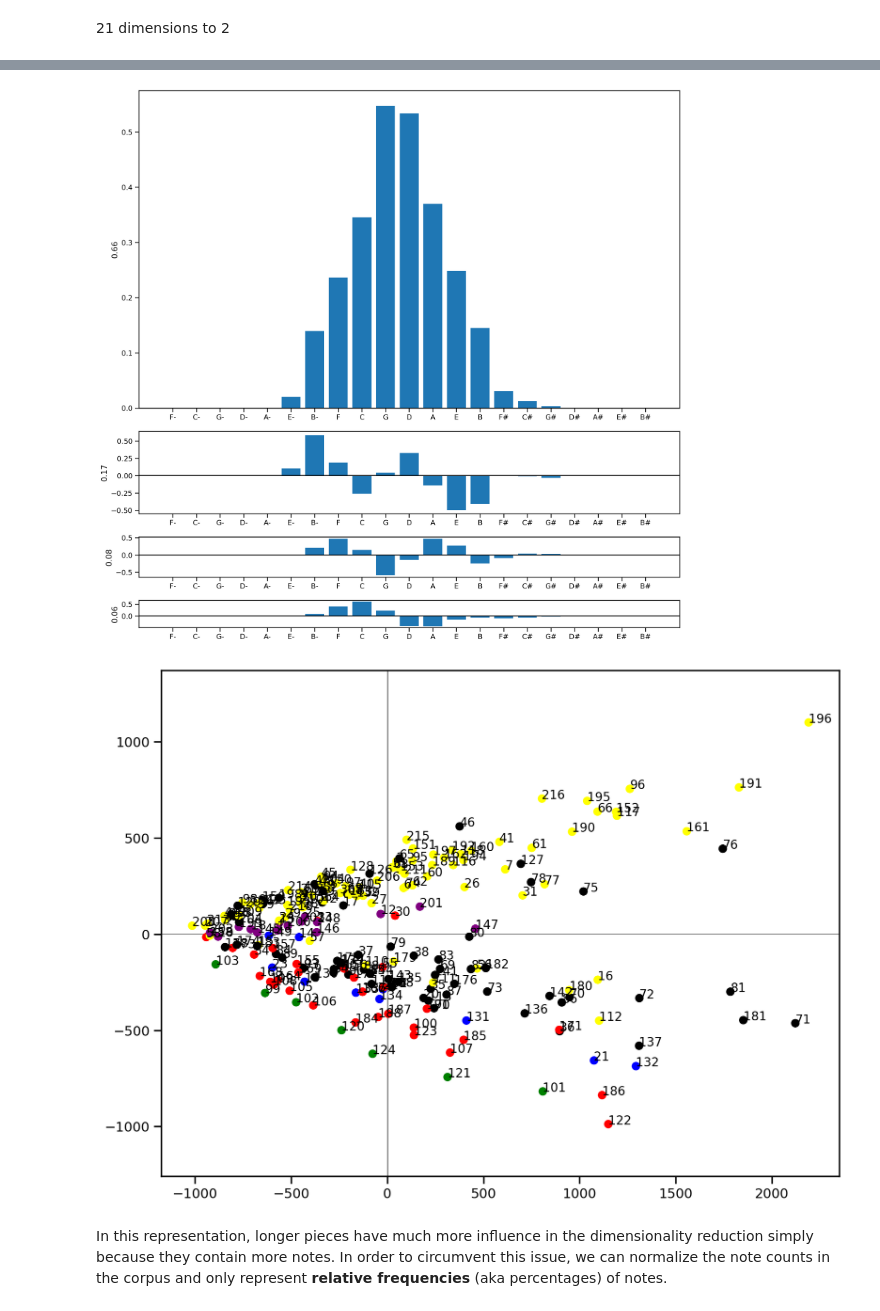
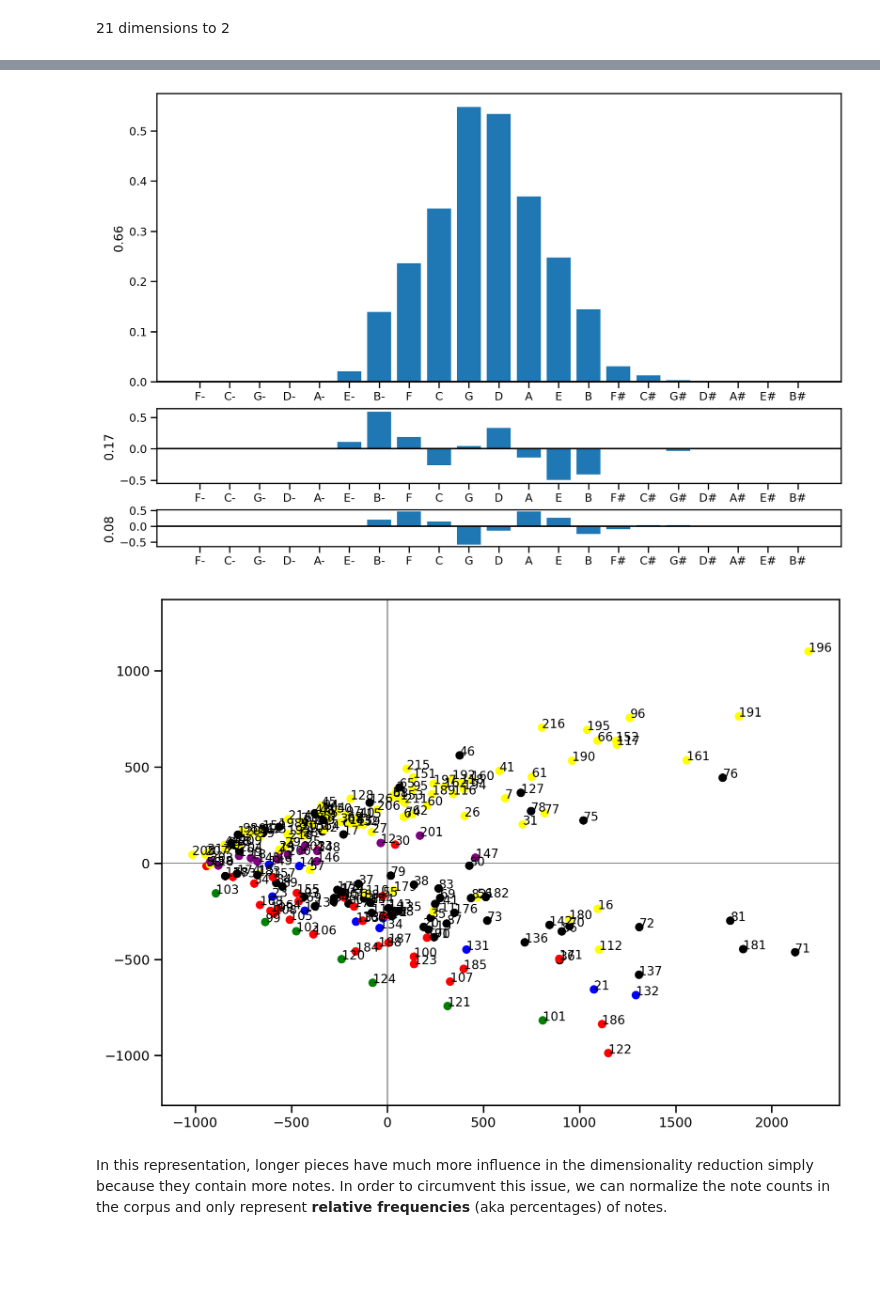
Before and after one commit to fabianmoss/crim-haverford, a Jupyter notebook: analysis.ipynb, the cells around one changed output, grey strips where cells are left out. Saved outputs shown, nothing was run; the diff lists cells and outputs as text; code cells hidden in the pictures; blank space fills up the shorter version.

```diff
--- a/analysis.ipynb
+++ b/analysis.ipynb
@@ -39,28 +35,31 @@ Next we import all libraries and modules that we will need for our subsequent an
 # %%
-ABS_PATH = "/home/fmoss/GitHub/fabianmoss/crim-haverford/" # absolute path to my working directory
+# Uncomment the following line to install CRIM intervals
+# %pip install --upgrade --force-reinstall git+https://github.com/HCDigitalScholarship/intervals.git@main
 
-import os, glob # file I/O
-from tqdm import tqdm # status bar for loops
-import re # regular expressions
+ABS_PATH = "./" # path to the working directory, adapt to a different one if necessary
+
+import os, glob # for reading files
+from tqdm import tqdm # show status bar for loops
+import re # use regular expressions
 import requests # to download files
 
-import numpy as np # numerical operations
+import numpy as np # for numerical operations
 import pandas as pd # to work with tabular data
 import intervals as ci # crim intervals
-from collections import Counter
+from collections import Counter # to count things
 
-from sklearn.decomposition import PCA # dimensionality reduction
-from sklearn.cluster import KMeans # clustering
+from sklearn.decomposition import PCA # for dimensionality reduction with principal components analysis
+from sklearn.cluster import KMeans # for clustering with the K-means algorithm
 
-# data visualization
-import matplotlib.pyplot as plt # plots, plots, plots
+# the code below imports libraries for data visualization and sets the layout of the figures
+import matplotlib.pyplot as plt
 from matplotlib.patches import Circle
 import seaborn as sns
 sns.set_context("notebook")
 w = 10
 figsize = (w, w/1.333)
 
-# score rendering
+# for score rendering
 import verovio
 from IPython.core.display import HTML
 # %% [markdown]
@@ -243,7 +181,8 @@ finals = [] # collects the lowest note at the end of each piece
 
 for score in tqdm(corpus.scores):
     c = Counter()
-    finals.append(score.lowLine().iloc[-1][:-1])
+    # finals.append(score.lowLine().iloc[-1][:-1])
+    finals.append(score.final()[:-1]) # omit the last character that indicates the octave
     for n in score.analyses["note_list"]:
 #         if n.note.name == "B#":
 #             print(score.path)
@@ -415,19 +359,19 @@ plt.plot(pca_reducer.explained_variance_ratio_[:10], marker="o");
 # %%
 N = pca_reducer.components_.shape[0]
-N = 4
+N = 3
 
-fig, axes = plt.subplots(N,1, sharex=False, figsize=(15,15), gridspec_kw={'height_ratios': pca_reducer.explained_variance_ratio_[:N]})
+fig, axes = plt.subplots(N,1, sharex=False, figsize=(12,8), gridspec_kw={'height_ratios': pca_reducer.explained_variance_ratio_[:N]})
 
 for n in range(N):
     axes[n].axhline(0, c="black")
     axes[n].bar(range(len(lof)), pca_reducer.components_[n])
     axes[n].set_xticks(range(len(lof)), lof)
 
     var = pca_reducer.explained_variance_ratio_[n]
     axes[n].set_ylabel(round(var,2))
 plt.show()
 # %% [output]
-[figure, old version]
+[figure, new version]
 # %%
 def plot_embedding(emb, axes=True, c=None, cmap=None):
     fig, ax = plt.subplots(figsize=figsize)
@@ -443,7 +387,7 @@ def plot_embedding(emb, axes=True, c=None, cmap=None):
 plot_embedding(X_[:,:2], c=clrs)
 plt.savefig("img/pca_counts.png")
 # %% [output]
-[figure, old version]
+[figure, new version]
 # %% [markdown]
 In this representation, longer pieces have much more influence in the dimensionality reduction simply because they contain more notes. In order to circumvent this issue, we can normalize the note counts in the corpus and only represent **relative frequencies** (aka percentages) of notes.
 # %%
```
Also changed, not shown: parts of 80 cells of this notebook, 4 other files.
